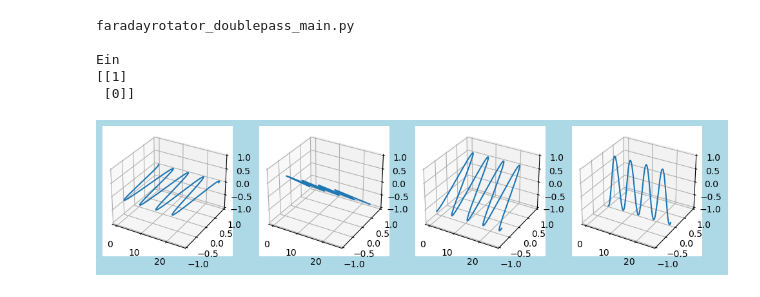
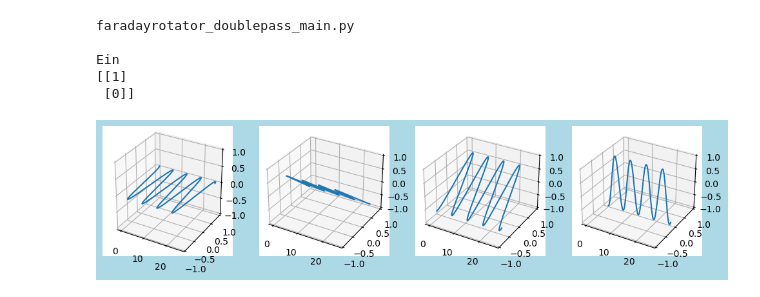
Before and after one commit to tacticstactics/reflection-phase-change, a Jupyter notebook: faradayrotator_doublepass_main.ipynb, the cells around one changed output. Cells and saved outputs as stored; diff of their text form; code cells hidden in the pictures.

```diff
--- a/faradayrotator_doublepass_main.ipynb
+++ b/faradayrotator_doublepass_main.ipynb
@@ -142,33 +142,34 @@ fig = plt.figure(figsize = (12,4), facecolor='lightblue')
 #ax1 = plt.axes(projection = '3d')
 ax1 = fig.add_subplot(1,4,1,projection = '3d')
 ax1.plot3D(opl1_col,E1x_col, E1y_col)
+ax1.set_box_aspect(aspect=(1, 1, 1))
 ax1.set_zlim(-1,1)
 ax1.set_ylim(-1,1)
 #ax1.set_title('3d plot');
 
 
 
 
 ax2 = fig.add_subplot(1,4,2,projection = '3d')
 ax2.plot3D(opl2_col,E2x_col, E2y_col)
 ax2.set_zlim(-1,1)
 ax2.set_ylim(-1,1)
 
 ax3 = fig.add_subplot(1,4,3,projection = '3d')
 ax3.plot3D(opl3_col,E3x_col, E3y_col)
 ax3.set_zlim(-1,1)
 ax3.set_ylim(-1,1)
 
 ax4 = fig.add_subplot(1,4,4,projection = '3d')
 ax4.plot3D(opl4_col,E4x_col, E4y_col)
 ax4.set_zlim(-1,1)
 ax4.set_ylim(-1,1)
 
 plt.show()
 # %% [output]
 faradayrotator_doublepass_main.py
 
 Ein
 [[1]
  [0]]
-[figure, old version]
+[figure, new version]
```
Also changed, not shown: 1 other file.
